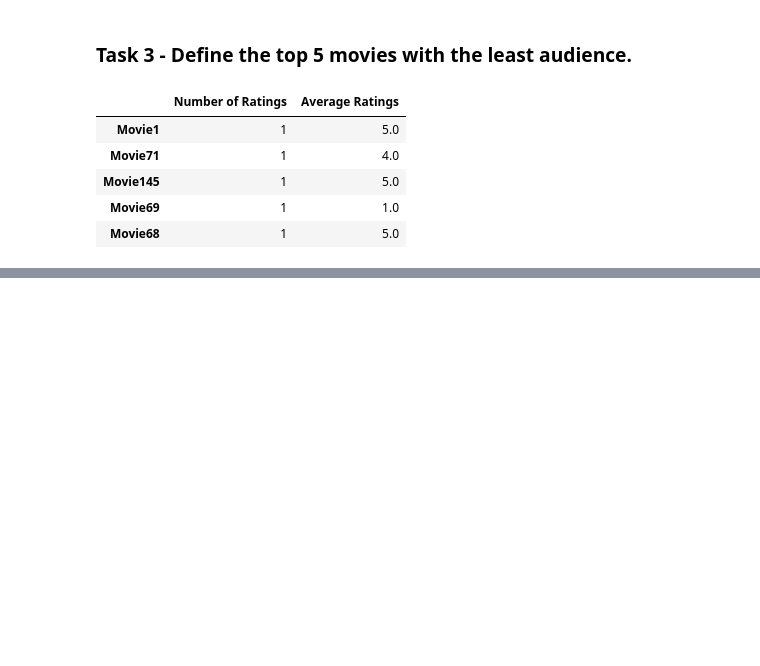
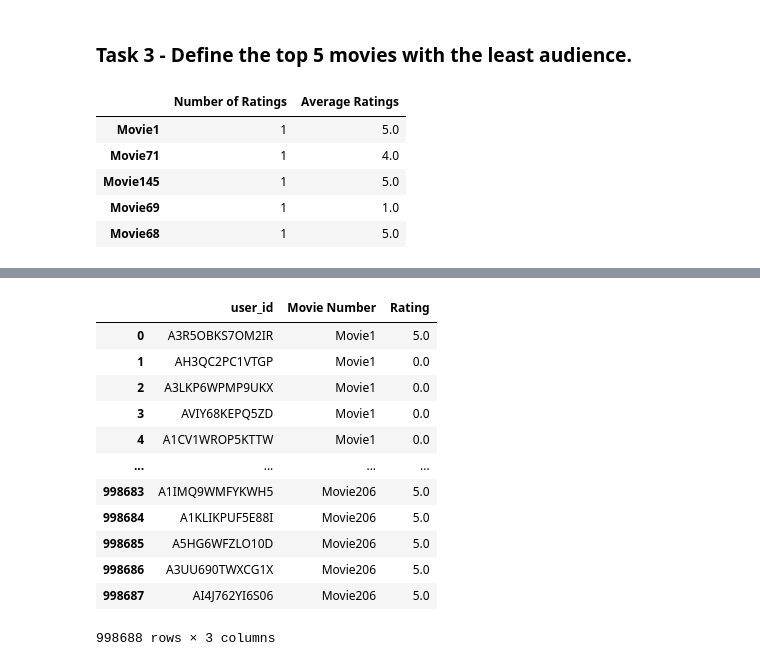
Before and after one commit to parthdt/B.Tech-Codes, a Jupyter notebook: Machine Learning/Assignment 2/CSL774_Assignment3_Parth_Thakker_2017UCS0047.ipynb, the cells around one changed output, grey strips where cells are left out. Saved outputs shown, nothing was run; the diff lists cells and outputs as text; code cells hidden in the pictures; blank space fills up the shorter version.

```diff
--- a/Machine Learning/Assignment 2/CSL774_Assignment3_Parth_Thakker_2017UCS0047.ipynb
+++ b/Machine Learning/Assignment 2/CSL774_Assignment3_Parth_Thakker_2017UCS0047.ipynb
@@ -83,0 +136,18 @@ movie_notNAN.sort_values(by = 'Number of Ratings').head(n=5)
+# %%
+data_inverted = pd.melt(data,id_vars='user_id')
+data_inverted.rename(columns={'variable':'Movie Number', 'value':'Rating'}, inplace=True)
+data_inverted
+# %% [output]
+|  | user_id | Movie Number | Rating |
+| 0 | A3R5OBKS7OM2IR | Movie1 | 5.0 |
+| 1 | AH3QC2PC1VTGP | Movie1 | 0.0 |
+| 2 | A3LKP6WPMP9UKX | Movie1 | 0.0 |
+| 3 | AVIY68KEPQ5ZD | Movie1 | 0.0 |
+| 4 | A1CV1WROP5KTTW | Movie1 | 0.0 |
+| ... | ... | ... | ... |
+| 998683 | A1IMQ9WMFYKWH5 | Movie206 | 5.0 |
+| 998684 | A1KLIKPUF5E88I | Movie206 | 5.0 |
+| 998685 | A5HG6WFZLO10D | Movie206 | 5.0 |
+| 998686 | A3UU690TWXCG1X | Movie206 | 5.0 |
+| 998687 | AI4J762YI6S06 | Movie206 | 5.0 |
+998688 rows × 3 columns
```
Also changed, not shown: parts of 24 cells of this notebook.
